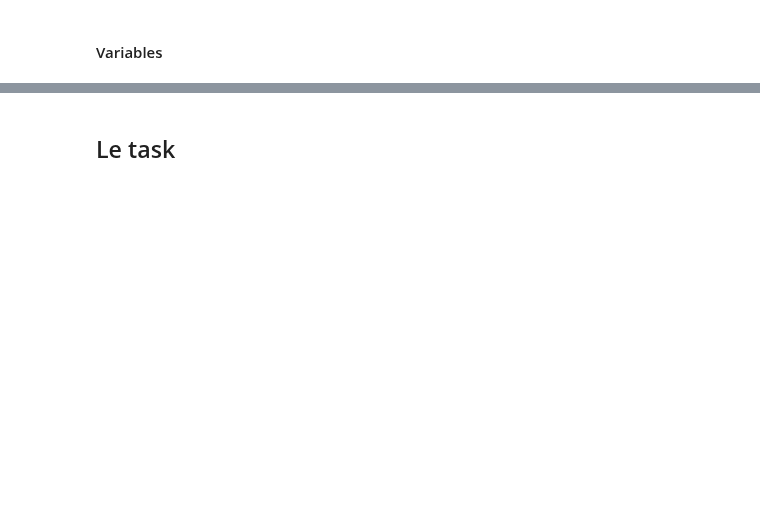
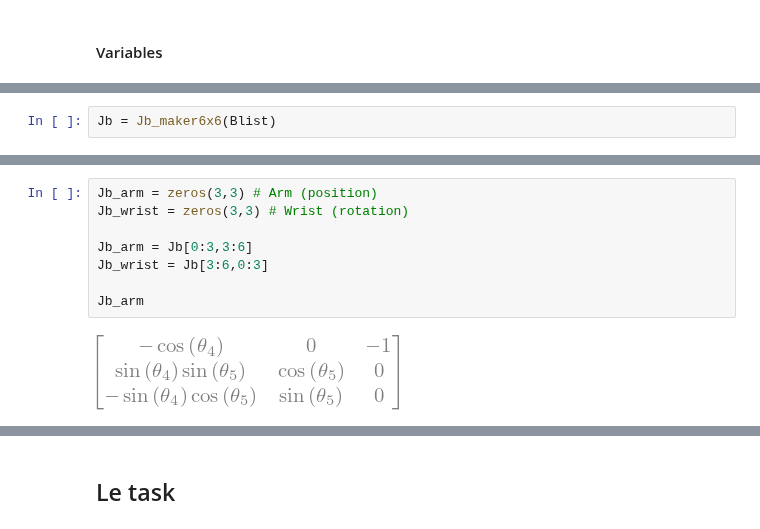
Before and after one commit to BirkHveding/RobotTek, a Jupyter notebook: task_4.ipynb, the cells around one changed output, grey strips where cells are left out. Drawn from its saved outputs; the diff is of its cells as text; blank space fills up the shorter version.

```diff
--- a/task_4.ipynb
+++ b/task_4.ipynb
@@ -133,0 +95,2 @@ S_bp = Matrix([[-1, 0, 0, 0, 0, 0], [0, -1, -1, 0, -1, 0], [0, 0, 0, -1, 0, 1],
+# %%
+Jb = Jb_maker6x6(Blist)
@@ -133,0 +101,10 @@ S_bp = Matrix([[-1, 0, 0, 0, 0, 0], [0, -1, -1, 0, -1, 0], [0, 0, 0, -1, 0, 1],
+# %%
+Jb_arm = zeros(3,3) # Arm (position)
+Jb_wrist = zeros(3,3) # Wrist (rotation)
+
+Jb_arm = Jb[0:3,3:6]
+Jb_wrist = Jb[3:6,0:3]
+
+Jb_arm
+# %% [output]
+[figure, added]
```
Also changed, not shown: parts of 14 cells of this notebook.
